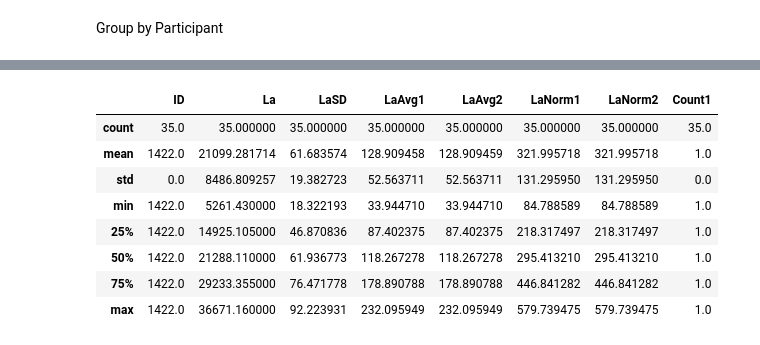
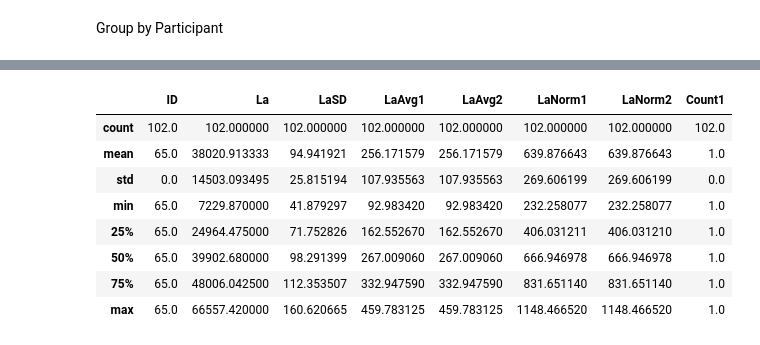
Before and after one commit to cliffeby/tdi, a Jupyter notebook: ActivityLA.ipynb, the cells around one changed output, grey strips where cells are left out. Saved outputs shown, nothing was run; the diff lists cells and outputs as text; code cells hidden in the pictures.

```diff
--- a/ActivityLA.ipynb
+++ b/ActivityLA.ipynb
@@ -155,14 +175,14 @@ ID
 # %%
 df= df.sort_values(by='Date', ascending=True)
-df = df.loc[df['ID'] == 1422]
-df.describe()
+df65 = df.loc[df['ID'] == 65]
+df65.describe()
 # %% [output]
 |  | ID | La | LaSD | LaAvg1 | LaAvg2 | LaNorm1 | LaNorm2 | Count1 |
-| count | 35.0 | 35.000000 | 35.000000 | 35.000000 | 35.000000 | 35.000000 | 35.000000 | 35.0 |
-| mean | 1422.0 | 21099.281714 | 61.683574 | 128.909458 | 128.909459 | 321.995718 | 321.995718 | 1.0 |
-| std | 0.0 | 8486.809257 | 19.382723 | 52.563711 | 52.563711 | 131.295950 | 131.295950 | 0.0 |
-| min | 1422.0 | 5261.430000 | 18.322193 | 33.944710 | 33.944710 | 84.788589 | 84.788589 | 1.0 |
-| 25% | 1422.0 | 14925.105000 | 46.870836 | 87.402375 | 87.402375 | 218.317497 | 218.317497 | 1.0 |
-| 50% | 1422.0 | 21288.110000 | 61.936773 | 118.267278 | 118.267278 | 295.413210 | 295.413210 | 1.0 |
-| 75% | 1422.0 | 29233.355000 | 76.471778 | 178.890788 | 178.890788 | 446.841282 | 446.841282 | 1.0 |
-| max | 1422.0 | 36671.160000 | 92.223931 | 232.095949 | 232.095949 | 579.739475 | 579.739475 | 1.0 |
+| count | 102.0 | 102.000000 | 102.000000 | 102.000000 | 102.000000 | 102.000000 | 102.000000 | 102.0 |
+| mean | 65.0 | 38020.913333 | 94.941921 | 256.171579 | 256.171579 | 639.876643 | 639.876643 | 1.0 |
+| std | 0.0 | 14503.093495 | 25.815194 | 107.935563 | 107.935563 | 269.606199 | 269.606199 | 0.0 |
+| min | 65.0 | 7229.870000 | 41.879297 | 92.983420 | 92.983420 | 232.258077 | 232.258077 | 1.0 |
+| 25% | 65.0 | 24964.475000 | 71.752826 | 162.552670 | 162.552670 | 406.031211 | 406.031210 | 1.0 |
+| 50% | 65.0 | 39902.680000 | 98.291399 | 267.009060 | 267.009060 | 666.946978 | 666.946978 | 1.0 |
+| 75% | 65.0 | 48006.042500 | 112.353507 | 332.947590 | 332.947590 | 831.651140 | 831.651140 | 1.0 |
+| max | 65.0 | 66557.420000 | 160.620665 | 459.783125 | 459.783125 | 1148.466520 | 1148.466520 | 1.0 |
```
Also changed, not shown: parts of 10 cells of this notebook, 5 other files.
